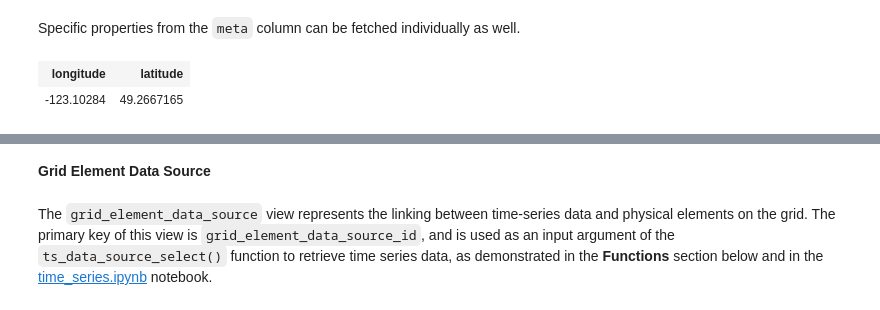
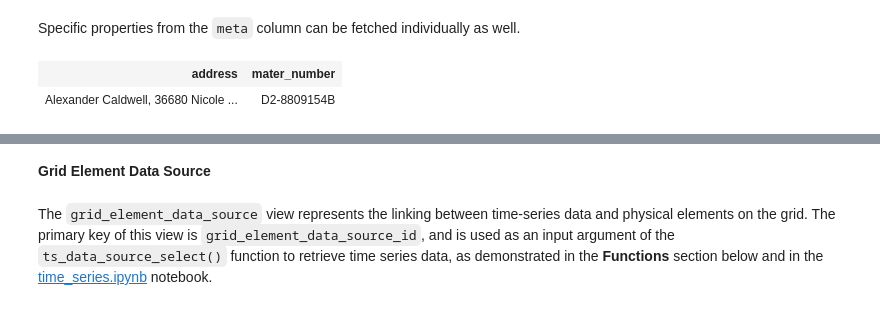
Before and after one commit to alundy98/SERCuit-Breakers-UAI-Hackathon-Data-Center-Project, a Jupyter notebook: intro_and_tutorials/2_main_concepts/main_concepts.ipynb, the cells around one changed output, grey strips where cells are left out. Cells and saved outputs as stored; diff of their text form; code cells hidden in the pictures.

```diff
--- a/intro_and_tutorials/2_main_concepts/main_concepts.ipynb
+++ b/intro_and_tutorials/2_main_concepts/main_concepts.ipynb
@@ -136,11 +136,11 @@ Specific properties from the `meta` column can be fetched individually as well.
 # %%
 %%sql
 
-SELECT meta ->> 'longitude' as longitude,
-        meta ->> 'latitude' as latitude
+SELECT meta ->> 'address' as address,
+       meta ->> 'meter_number' as mater_number
 FROM grid_element
 WHERE grid_id = 'awefice'
     AND grid_element_id = 'm_12';
 # %% [output]
-| longitude | latitude |
-| -123.10284 | 49.2667165 |
+| address | mater_number |
+| Alexander Caldwell, 36680 Nicole ... | D2-8809154B |
```
Also changed, not shown: parts of 18 cells of this notebook, 25 other files.
